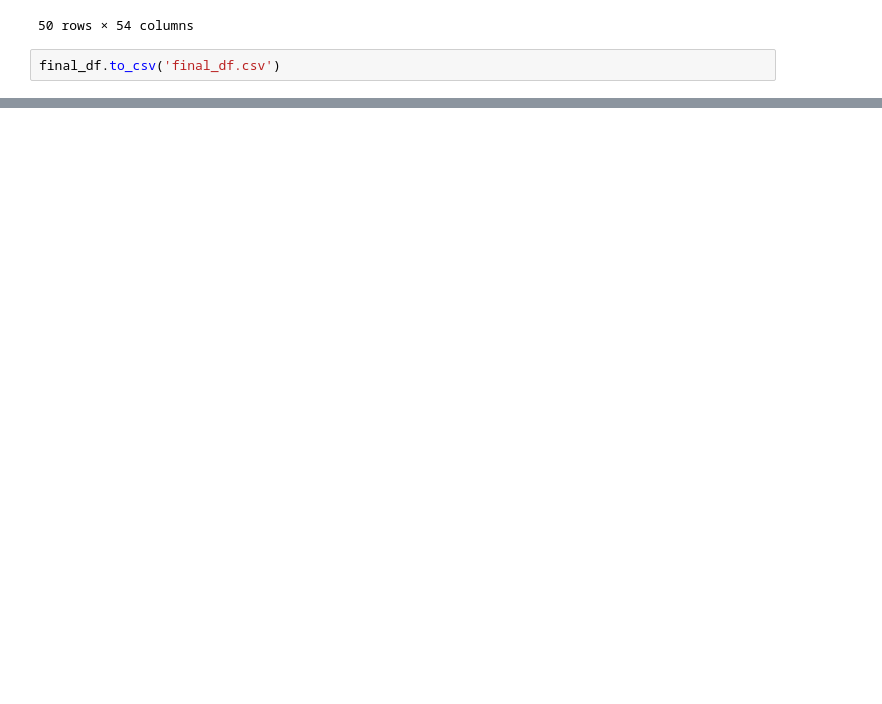
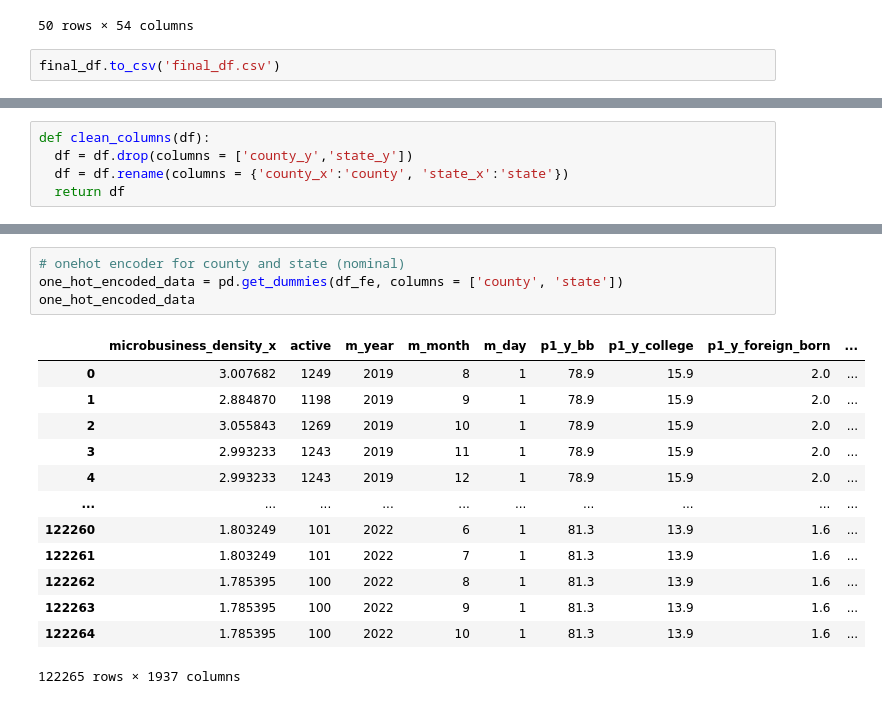
Before and after one commit to Joheun-Kang/microb, a Jupyter notebook: notebook/microb.ipynb, the cells around one changed output, grey strips where cells are left out. Drawn from its saved outputs; the diff is of its cells as text; blank space fills up the shorter version.

```diff
--- a/notebook/microb.ipynb
+++ b/notebook/microb.ipynb
@@ -646,0 +403,5 @@ df_census.head(5) # pct_collge_xxxx: esstimate percentage for bachelor's degree
+# %%
+def clean_columns(df):
+  df = df.drop(columns = ['county_y','state_y'])
+  df = df.rename(columns = {'county_x':'county', 'state_x':'state'})
+  return df
@@ -646,0 +555,18 @@ df_census.head(5) # pct_collge_xxxx: esstimate percentage for bachelor's degree
+# %%
+# onehot encoder for county and state (nominal)
+one_hot_encoded_data = pd.get_dummies(df_fe, columns = ['county', 'state'])
+one_hot_encoded_data
+# %% [output]
+|  | microbusiness_density_x | active | m_year | m_month | m_day | p1_y_bb | p1_y_college | p1_y_foreign_born | ... |
+| 0 | 3.007682 | 1249 | 2019 | 8 | 1 | 78.9 | 15.9 | 2.0 | ... |
+| 1 | 2.884870 | 1198 | 2019 | 9 | 1 | 78.9 | 15.9 | 2.0 | ... |
+| 2 | 3.055843 | 1269 | 2019 | 10 | 1 | 78.9 | 15.9 | 2.0 | ... |
+| 3 | 2.993233 | 1243 | 2019 | 11 | 1 | 78.9 | 15.9 | 2.0 | ... |
+| 4 | 2.993233 | 1243 | 2019 | 12 | 1 | 78.9 | 15.9 | 2.0 | ... |
+| ... | ... | ... | ... | ... | ... | ... | ... | ... | ... |
+| 122260 | 1.803249 | 101 | 2022 | 6 | 1 | 81.3 | 13.9 | 1.6 | ... |
+| 122261 | 1.803249 | 101 | 2022 | 7 | 1 | 81.3 | 13.9 | 1.6 | ... |
+| 122262 | 1.785395 | 100 | 2022 | 8 | 1 | 81.3 | 13.9 | 1.6 | ... |
+| 122263 | 1.785395 | 100 | 2022 | 9 | 1 | 81.3 | 13.9 | 1.6 | ... |
+| 122264 | 1.785395 | 100 | 2022 | 10 | 1 | 81.3 | 13.9 | 1.6 | ... |
+122265 rows × 1937 columns
```
Also changed, not shown: parts of 62 cells of this notebook.
